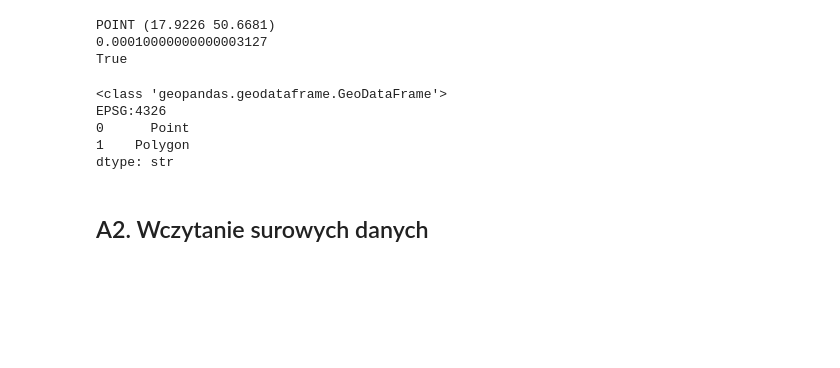
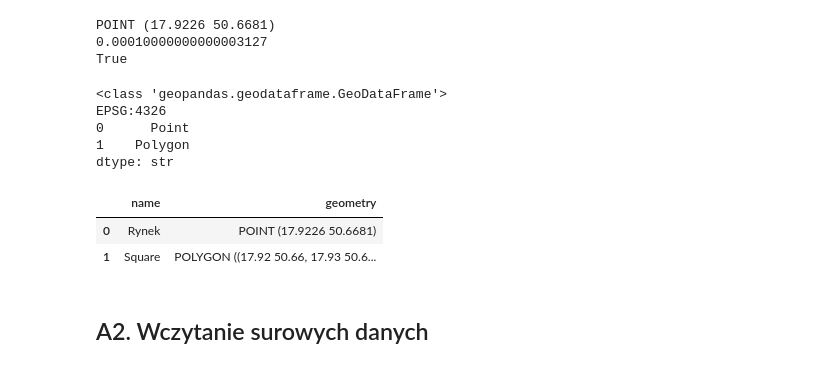
Before and after one commit to R3ymi/analiza-danych-przestrzennych, a Jupyter notebook: lab2/lab_geo/lab_geopandas.ipynb, the cells around one changed output. Cells and saved outputs as stored; diff of their text form; code cells hidden in the pictures; blank space fills up the shorter version.

```diff
--- a/lab2/lab_geo/lab_geopandas.ipynb
+++ b/lab2/lab_geo/lab_geopandas.ipynb
@@ -32,21 +32,24 @@ True
 # %%
 import geopandas as gpd
 
 places = gpd.GeoDataFrame(
     {"name": ["Rynek", "Square"]},
     geometry=[rynek, square],
     crs="EPSG:4326",                     # WGS 84 - longitude/latitude in degrees
 )
-places
+
 print(type(places))
 print(places.crs)
 print(places.geom_type)
 # %% [output]
 <class 'geopandas.geodataframe.GeoDataFrame'>
 EPSG:4326
 0      Point
 1    Polygon
 dtype: str
+|  | name | geometry |
+| 0 | Rynek | POINT (17.9226 50.6681) |
+| 1 | Square | POLYGON ((17.92 50.66, 17.93 50.6... |
 # %% [markdown]
 ## A2. Wczytanie surowych danych
 # %%
```
Also changed, not shown: parts of 1 cell of this notebook, 3 other files.
